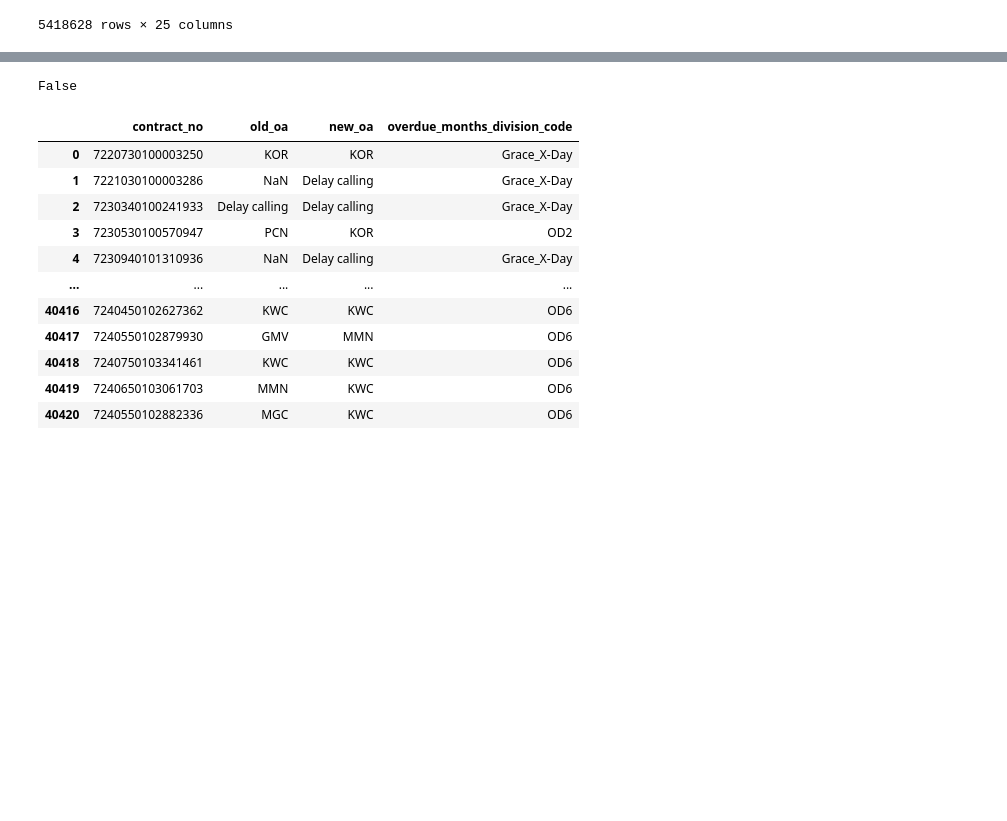
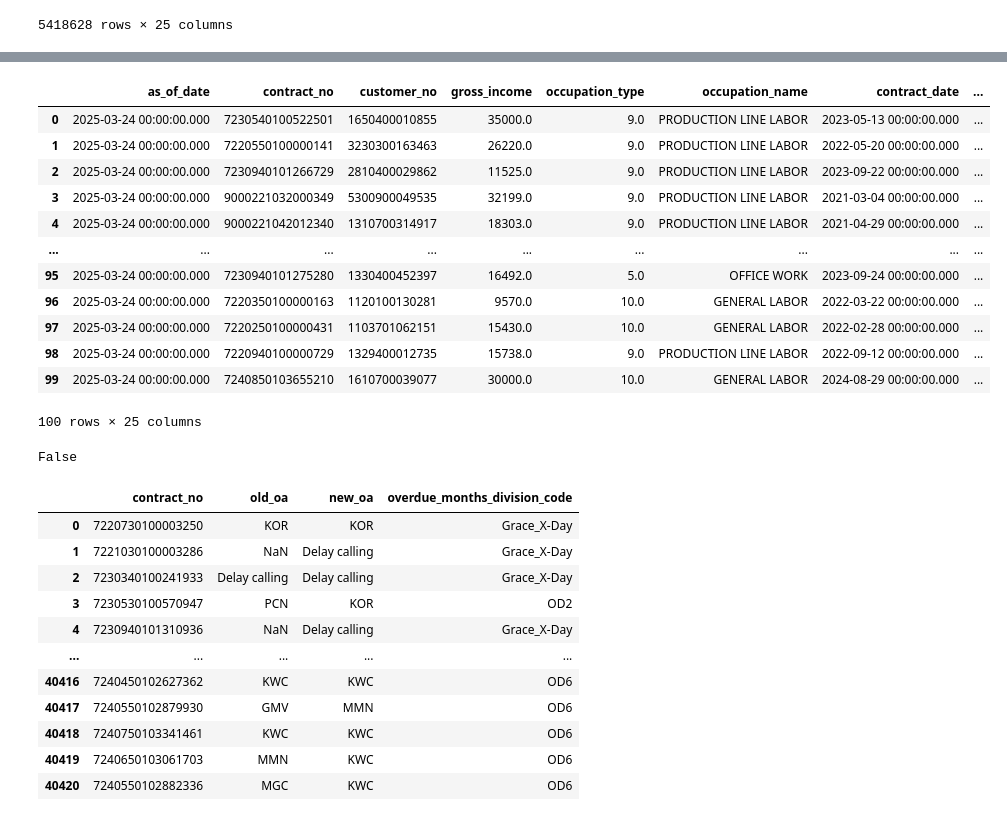
Before and after one commit to Sireetron/kbj_automation, a Jupyter notebook: cscore/cscore_testpy.ipynb, the cells around one changed output, grey strips where cells are left out. Cells and saved outputs as stored; diff of their text form; code cells hidden in the pictures; blank space fills up the shorter version.

```diff
--- a/cscore/cscore_testpy.ipynb
+++ b/cscore/cscore_testpy.ipynb
@@ -319,3 +333,21 @@ data_cscore
+# %%
+ddd = pd.read_csv('./output.csv')
+# %%
+ddd
+# %% [output]
+|  | as_of_date | contract_no | customer_no | gross_income | occupation_type | occupation_name | contract_date | ... |
+| 0 | 2025-03-24 00:00:00.000 | 7230540100522501 | 1650400010855 | 35000.0 | 9.0 | PRODUCTION LINE LABOR | 2023-05-13 00:00:00.000 | ... |
+| 1 | 2025-03-24 00:00:00.000 | 7220550100000141 | 3230300163463 | 26220.0 | 9.0 | PRODUCTION LINE LABOR | 2022-05-20 00:00:00.000 | ... |
+| 2 | 2025-03-24 00:00:00.000 | 7230940101266729 | 2810400029862 | 11525.0 | 9.0 | PRODUCTION LINE LABOR | 2023-09-22 00:00:00.000 | ... |
+| 3 | 2025-03-24 00:00:00.000 | 9000221032000349 | 5300900049535 | 32199.0 | 9.0 | PRODUCTION LINE LABOR | 2021-03-04 00:00:00.000 | ... |
+| 4 | 2025-03-24 00:00:00.000 | 9000221042012340 | 1310700314917 | 18303.0 | 9.0 | PRODUCTION LINE LABOR | 2021-04-29 00:00:00.000 | ... |
+| ... | ... | ... | ... | ... | ... | ... | ... | ... |
+| 95 | 2025-03-24 00:00:00.000 | 7230940101275280 | 1330400452397 | 16492.0 | 5.0 | OFFICE WORK | 2023-09-24 00:00:00.000 | ... |
+| 96 | 2025-03-24 00:00:00.000 | 7220350100000163 | 1120100130281 | 9570.0 | 10.0 | GENERAL LABOR | 2022-03-22 00:00:00.000 | ... |
+| 97 | 2025-03-24 00:00:00.000 | 7220250100000431 | 1103701062151 | 15430.0 | 10.0 | GENERAL LABOR | 2022-02-28 00:00:00.000 | ... |
+| 98 | 2025-03-24 00:00:00.000 | 7220940100000729 | 1329400012735 | 15738.0 | 9.0 | PRODUCTION LINE LABOR | 2022-09-12 00:00:00.000 | ... |
+| 99 | 2025-03-24 00:00:00.000 | 7240850103655210 | 1610700039077 | 30000.0 | 10.0 | GENERAL LABOR | 2024-08-29 00:00:00.000 | ... |
+100 rows × 25 columns
 # %%
 file_assign = glob.glob("./input/assign_data/*.xlsx")
 # %%
```
Also changed, not shown: parts of 4 cells of this notebook.
